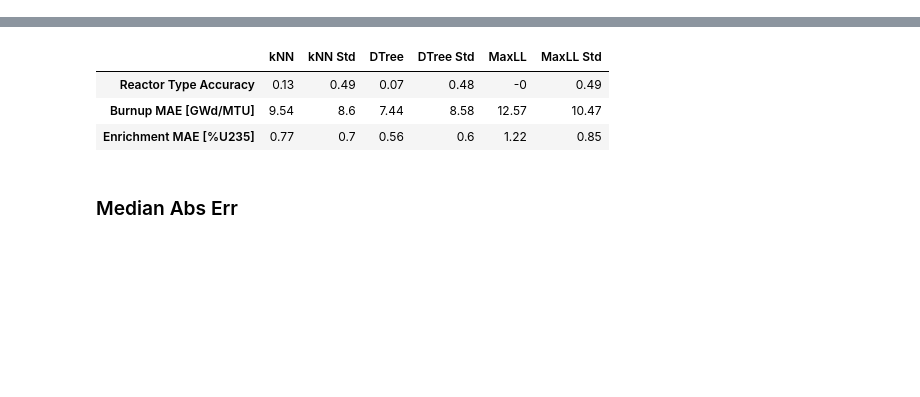
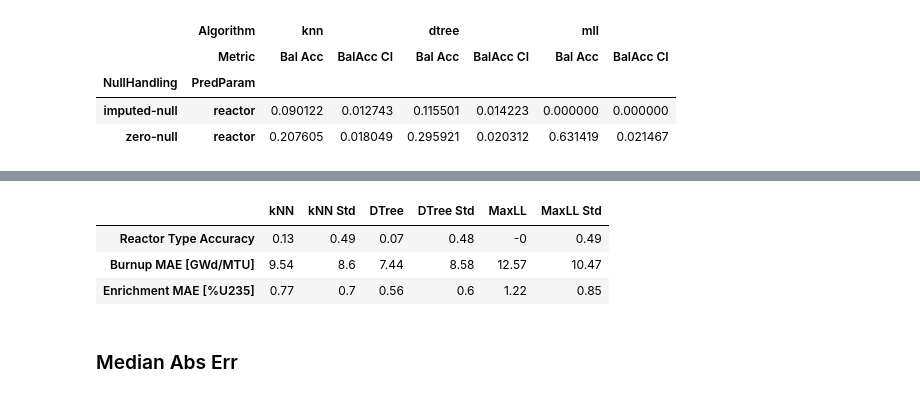
Before and after one commit to opotowsky/process_results, a Jupyter notebook: sfco-preds_mll_scikit_compare.ipynb, the cells around one changed output, grey strips where cells are left out. Cells and saved outputs as stored; diff of their text form; code cells hidden in the pictures; blank space fills up the shorter version.

```diff
--- a/sfco-preds_mll_scikit_compare.ipynb
+++ b/sfco-preds_mll_scikit_compare.ipynb
@@ -5,0 +27,9 @@ from sklearn.metrics import accuracy_score, balanced_accuracy_score, mean_absolu
+# %%
+acc_list = ['Bal Acc', 'BalAcc CI']
+df.loc[(['imputed-null', 'zero-null'], 'reactor'), (['knn', 'dtree', 'mll'], acc_list)]
+# %% [output]
+|  | Algorithm | knn |  | dtree |  | mll |  |
+|  | Metric | Bal Acc | BalAcc CI | Bal Acc | BalAcc CI | Bal Acc | BalAcc CI |
+| NullHandling | PredParam |  |  |  |  |  |  |
+| imputed-null | reactor | 0.090122 | 0.012743 | 0.115501 | 0.014223 | 0.000000 | 0.000000 |
+| zero-null | reactor | 0.207605 | 0.018049 | 0.295921 | 0.020312 | 0.631419 | 0.021467 |
```
Also changed, not shown: parts of 22 cells of this notebook.
